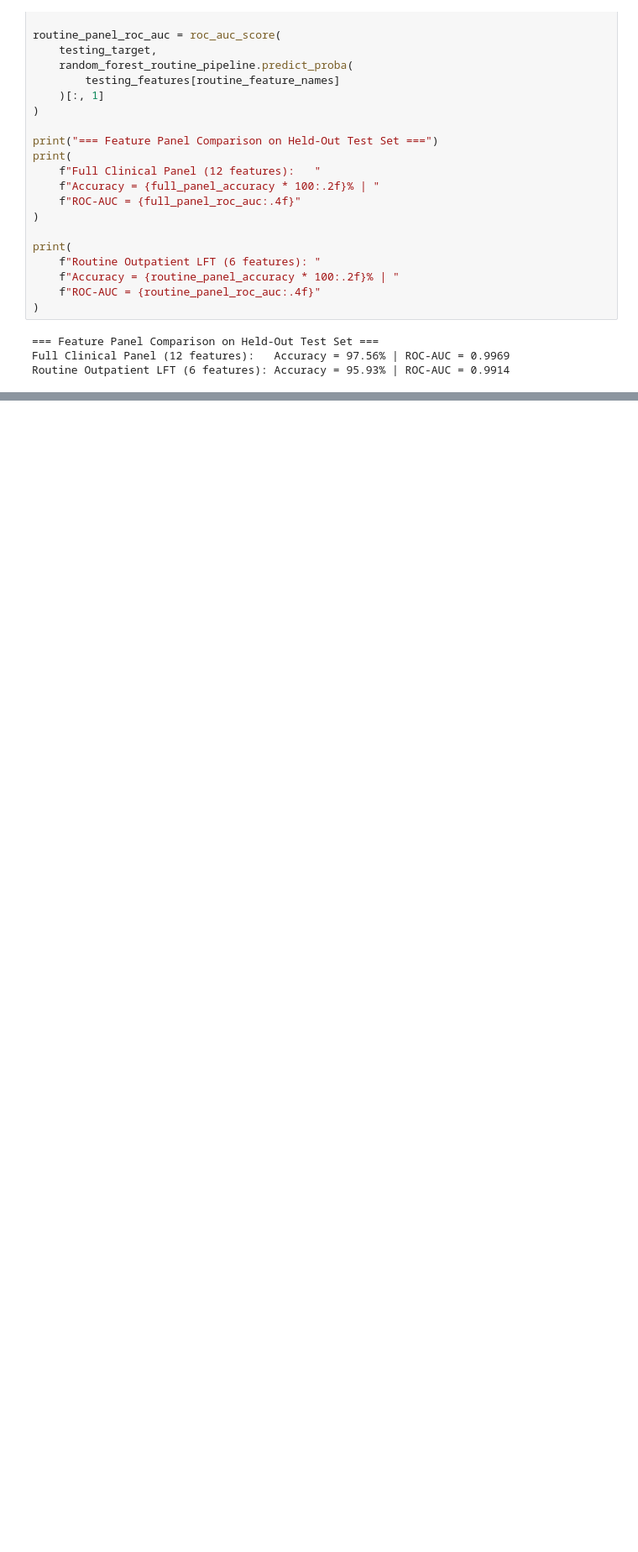
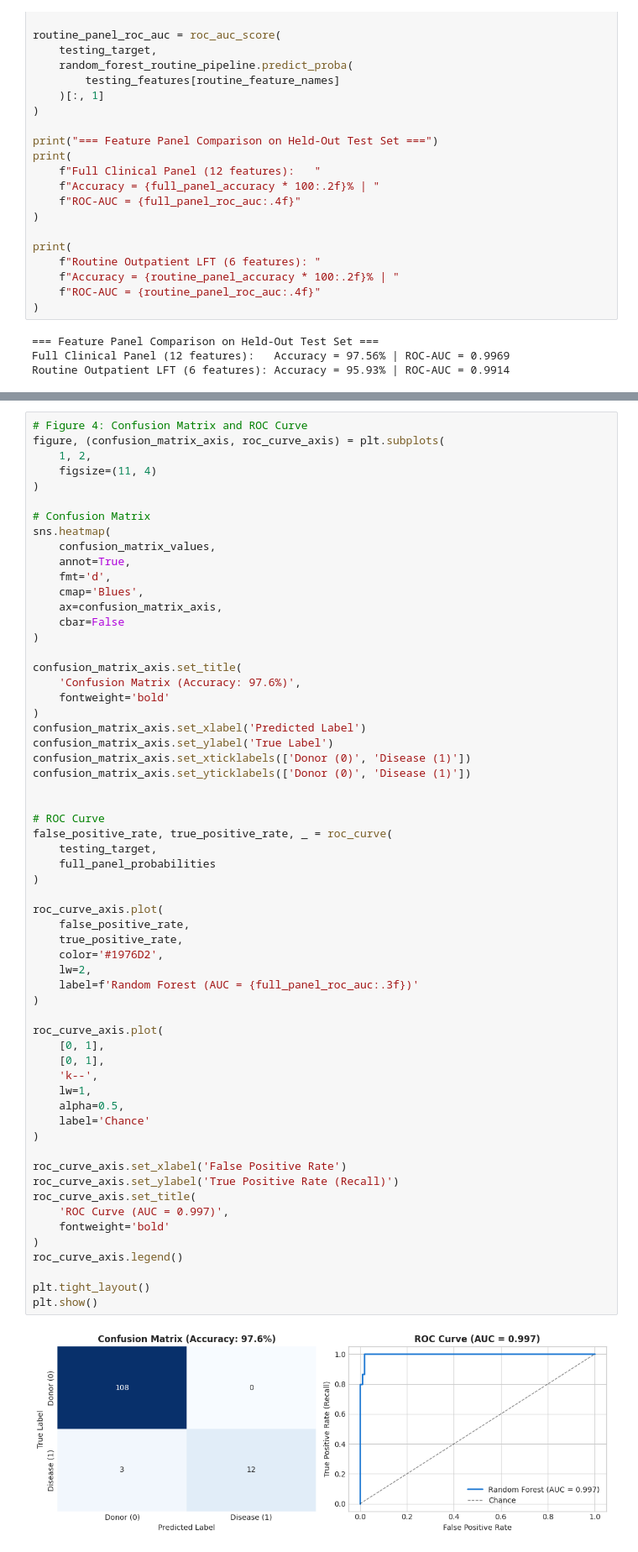
Before and after one commit to RohanVashisht1234/hepato-pattern-ml, a Jupyter notebook: Notebook.ipynb, the cells around one changed output, grey strips where cells are left out. Shown at 84% size. Saved outputs shown, nothing was run; the diff lists cells and outputs as text; blank space fills up the shorter version.

Commit message:
feat(eval): evaluate champion model on held-out test cohort with confusion matrix and ROC-AUC

```diff
--- a/Notebook.ipynb
+++ b/Notebook.ipynb
@@ -571,0 +636,62 @@ Routine Outpatient LFT (6 features): Accuracy = 95.93% | ROC-AUC = 0.9914
+# %%
+# Figure 4: Confusion Matrix and ROC Curve
+figure, (confusion_matrix_axis, roc_curve_axis) = plt.subplots(
+    1, 2,
+    figsize=(11, 4)
+)
+
+# Confusion Matrix
+sns.heatmap(
+    confusion_matrix_values,
+    annot=True,
+    fmt='d',
+    cmap='Blues',
+    ax=confusion_matrix_axis,
+    cbar=False
+)
+
+confusion_matrix_axis.set_title(
+    'Confusion Matrix (Accuracy: 97.6%)',
+    fontweight='bold'
+)
+confusion_matrix_axis.set_xlabel('Predicted Label')
+confusion_matrix_axis.set_ylabel('True Label')
+confusion_matrix_axis.set_xticklabels(['Donor (0)', 'Disease (1)'])
+confusion_matrix_axis.set_yticklabels(['Donor (0)', 'Disease (1)'])
+
+
+# ROC Curve
+false_positive_rate, true_positive_rate, _ = roc_curve(
+    testing_target,
+    full_panel_probabilities
+)
+
+roc_curve_axis.plot(
+    false_positive_rate,
+    true_positive_rate,
+    color='#1976D2',
+    lw=2,
+    label=f'Random Forest (AUC = {full_panel_roc_auc:.3f})'
+)
+
+roc_curve_axis.plot(
+    [0, 1],
+    [0, 1],
+    'k--',
+    lw=1,
+    alpha=0.5,
+    label='Chance'
+)
+
+roc_curve_axis.set_xlabel('False Positive Rate')
+roc_curve_axis.set_ylabel('True Positive Rate (Recall)')
+roc_curve_axis.set_title(
+    'ROC Curve (AUC = 0.997)',
+    fontweight='bold'
+)
+roc_curve_axis.legend()
+
+plt.tight_layout()
+plt.show()
+# %% [output]
+[figure, added]
```
Also changed, not shown: parts of 2 cells of this notebook.
